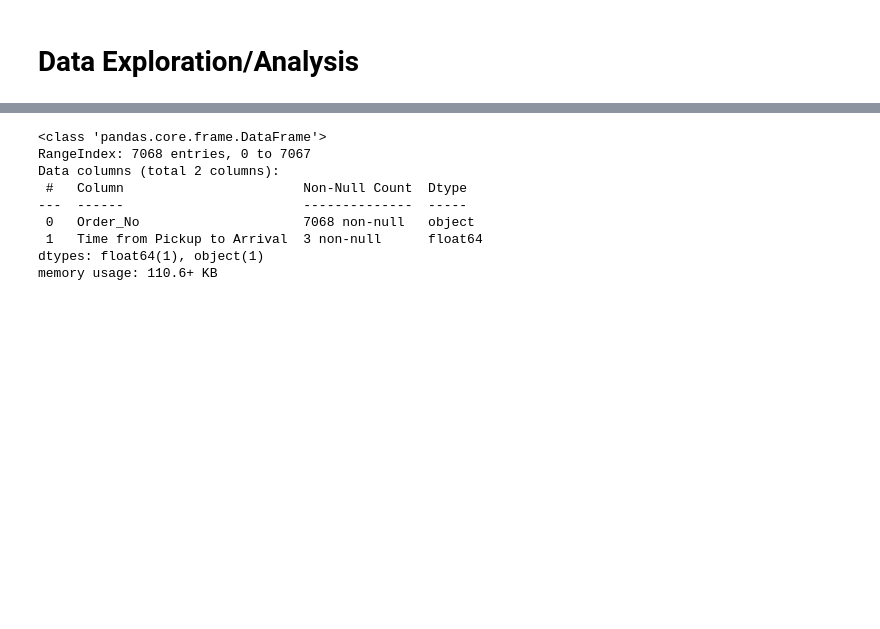
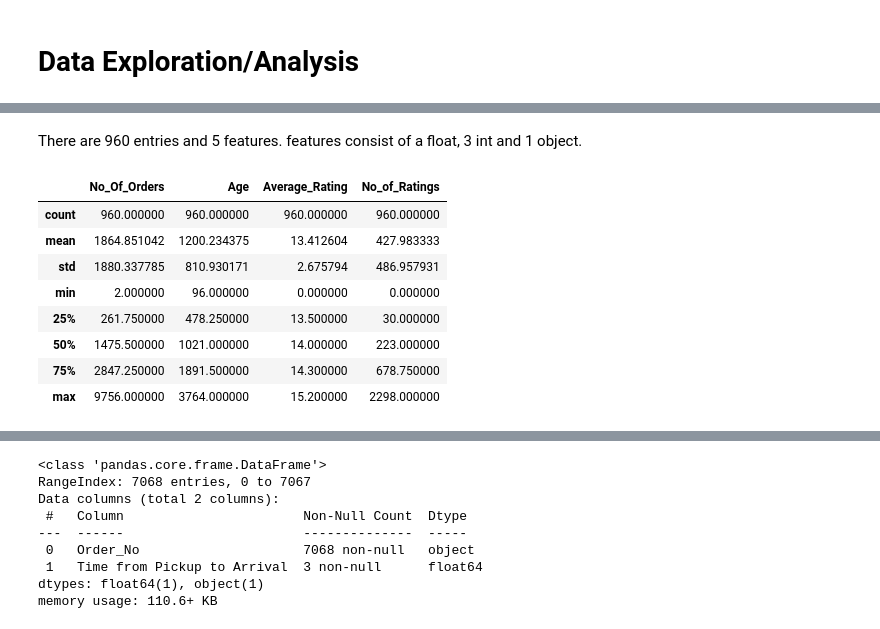
Before and after one commit to Team24-Regression/Regression_Predict_Package, a Jupyter notebook: regression_notebook.ipynb, the cells around one changed output, grey strips where cells are left out. Saved outputs shown, nothing was run; the diff lists cells and outputs as text; code cells hidden in the pictures; blank space fills up the shorter version.

```diff
--- a/regression_notebook.ipynb
+++ b/regression_notebook.ipynb
@@ -103,0 +193,14 @@ memory usage: 688.0+ bytes
+# %% [markdown]
+There are 960 entries and 5 features. features consist of  a float, 3 int and 1 object.
+# %%
+Riders_df.describe()
+# %% [output]
+|  | No_Of_Orders | Age | Average_Rating | No_of_Ratings |
+| count | 960.000000 | 960.000000 | 960.000000 | 960.000000 |
+| mean | 1864.851042 | 1200.234375 | 13.412604 | 427.983333 |
+| std | 1880.337785 | 810.930171 | 2.675794 | 486.957931 |
+| min | 2.000000 | 96.000000 | 0.000000 | 0.000000 |
+| 25% | 261.750000 | 478.250000 | 13.500000 | 30.000000 |
+| 50% | 1475.500000 | 1021.000000 | 14.000000 | 223.000000 |
+| 75% | 2847.250000 | 1891.500000 | 14.300000 | 678.750000 |
+| max | 9756.000000 | 3764.000000 | 15.200000 | 2298.000000 |
```
Also changed, not shown: parts of 33 cells of this notebook.
